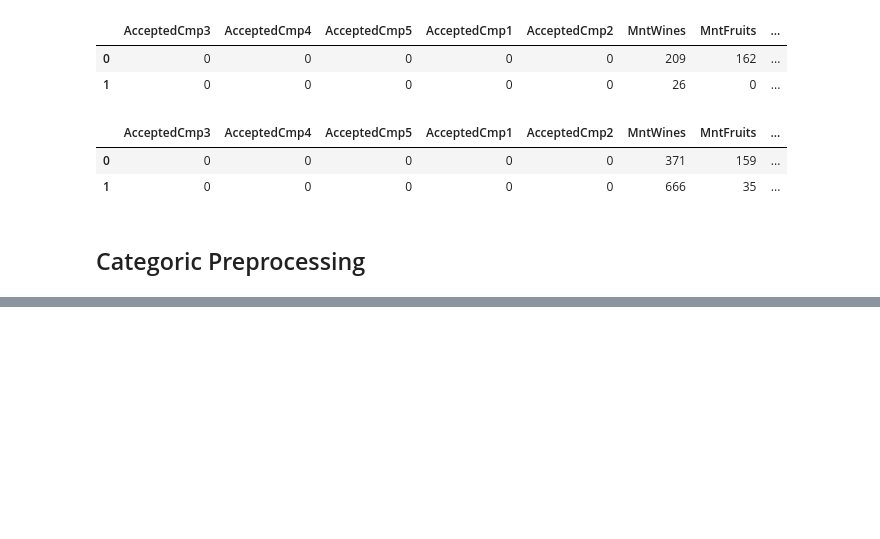
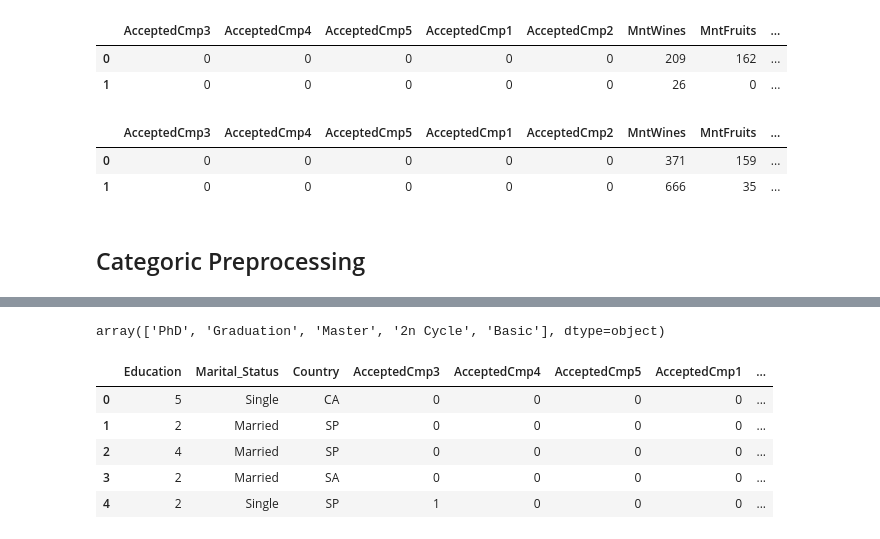
Before and after one commit to HaloTech-Academy/Marketing-Analytics, a Jupyter notebook: marketing_analysis.ipynb, the cells around one changed output, grey strips where cells are left out. Cells and saved outputs as stored; diff of their text form; code cells hidden in the pictures; blank space fills up the shorter version.

```diff
--- a/marketing_analysis.ipynb
+++ b/marketing_analysis.ipynb
@@ -624,0 +636,6 @@ display(df_test[all_numeric_feat].head(2))
+# %%
+all_feat = categoric_feat + all_numeric_feat
+# %%
+df_train_final = df_train[all_feat]
+df_valid_final = df_valid[all_feat]
+df_test_final = df_test[all_feat]
@@ -624,0 +647,19 @@ display(df_test[all_numeric_feat].head(2))
+# %%
+df_train.Education.unique()
+# %% [output]
+array(['PhD', 'Graduation', 'Master', '2n Cycle', 'Basic'], dtype=object)
+# %%
+education = {'Basic':1 , 'Graduation':2, '2n Cycle':3, 'Master':4 , 'PhD':5}
+# %%
+df_train_final['Education'] = df_train_final['Education'].map(education)
+df_valid_final['Education'] = df_valid_final['Education'].map(education)
+df_test_final['Education'] = df_test_final['Education'].map(education)
+# %%
+df_train_final.head()
+# %% [output]
+|  | Education | Marital_Status | Country | AcceptedCmp3 | AcceptedCmp4 | AcceptedCmp5 | AcceptedCmp1 | ... |
+| 0 | 5 | Single | CA | 0 | 0 | 0 | 0 | ... |
+| 1 | 2 | Married | SP | 0 | 0 | 0 | 0 | ... |
+| 2 | 4 | Married | SP | 0 | 0 | 0 | 0 | ... |
+| 3 | 2 | Married | SA | 0 | 0 | 0 | 0 | ... |
+| 4 | 2 | Single | SP | 1 | 0 | 0 | 0 | ... |
```
Also changed, not shown: parts of 17 cells of this notebook.
